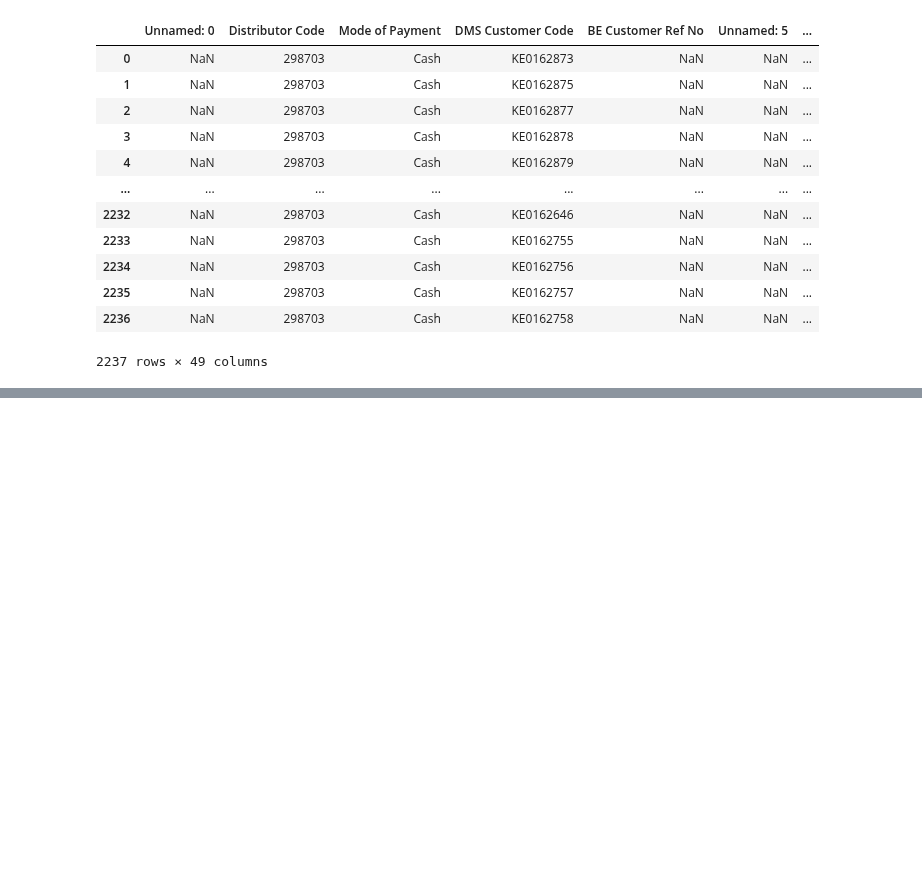
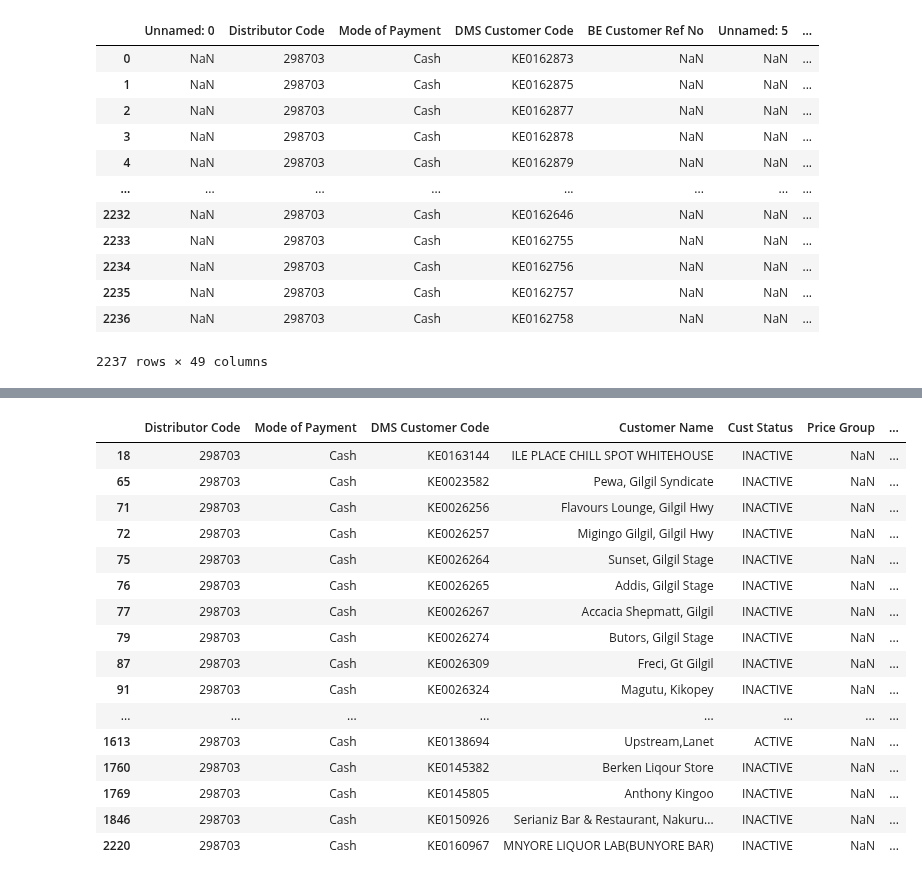
Before and after one commit to JeshurunMuchugi/Eabl-Project, a Jupyter notebook: EDA Notebooks/CustomerData EABL eda.ipynb, the cells around one changed output, grey strips where cells are left out. Saved outputs shown, nothing was run; the diff lists cells and outputs as text; code cells hidden in the pictures; blank space fills up the shorter version.

```diff
--- a/EDA Notebooks/CustomerData EABL eda.ipynb
+++ b/EDA Notebooks/CustomerData EABL eda.ipynb
@@ -78,0 +455,23 @@ customers_clean.isnull().sum()
+# %%
+col2 = "Price Group"
+
+null_mask = customers_clean[col2].isna()
+customers_clean.loc[null_mask]
+# %% [output]
+|  | Distributor Code | Mode of Payment | DMS Customer Code | Customer Name | Cust Status | Price Group | ... |
+| 18 | 298703 | Cash | KE0163144 | ILE PLACE CHILL SPOT WHITEHOUSE | INACTIVE | NaN | ... |
+| 65 | 298703 | Cash | KE0023582 | Pewa, Gilgil Syndicate | INACTIVE | NaN | ... |
+| 71 | 298703 | Cash | KE0026256 | Flavours Lounge, Gilgil Hwy | INACTIVE | NaN | ... |
+| 72 | 298703 | Cash | KE0026257 | Migingo Gilgil, Gilgil Hwy | INACTIVE | NaN | ... |
+| 75 | 298703 | Cash | KE0026264 | Sunset, Gilgil Stage | INACTIVE | NaN | ... |
+| 76 | 298703 | Cash | KE0026265 | Addis, Gilgil Stage | INACTIVE | NaN | ... |
+| 77 | 298703 | Cash | KE0026267 | Accacia Shepmatt, Gilgil | INACTIVE | NaN | ... |
+| 79 | 298703 | Cash | KE0026274 | Butors, Gilgil Stage | INACTIVE | NaN | ... |
+| 87 | 298703 | Cash | KE0026309 | Freci, Gt Gilgil | INACTIVE | NaN | ... |
+| 91 | 298703 | Cash | KE0026324 | Magutu, Kikopey | INACTIVE | NaN | ... |
+| ... | ... | ... | ... | ... | ... | ... | ... |
+| 1613 | 298703 | Cash | KE0138694 | Upstream,Lanet | ACTIVE | NaN | ... |
+| 1760 | 298703 | Cash | KE0145382 | Berken Liqour Store | INACTIVE | NaN | ... |
+| 1769 | 298703 | Cash | KE0145805 | Anthony Kingoo | INACTIVE | NaN | ... |
+| 1846 | 298703 | Cash | KE0150926 | Serianiz Bar & Restaurant, Nakuru... | INACTIVE | NaN | ... |
+| 2220 | 298703 | Cash | KE0160967 | MNYORE LIQUOR LAB(BUNYORE BAR) | INACTIVE | NaN | ... |
```
Also changed, not shown: parts of 95 cells of this notebook, 1 other file.
